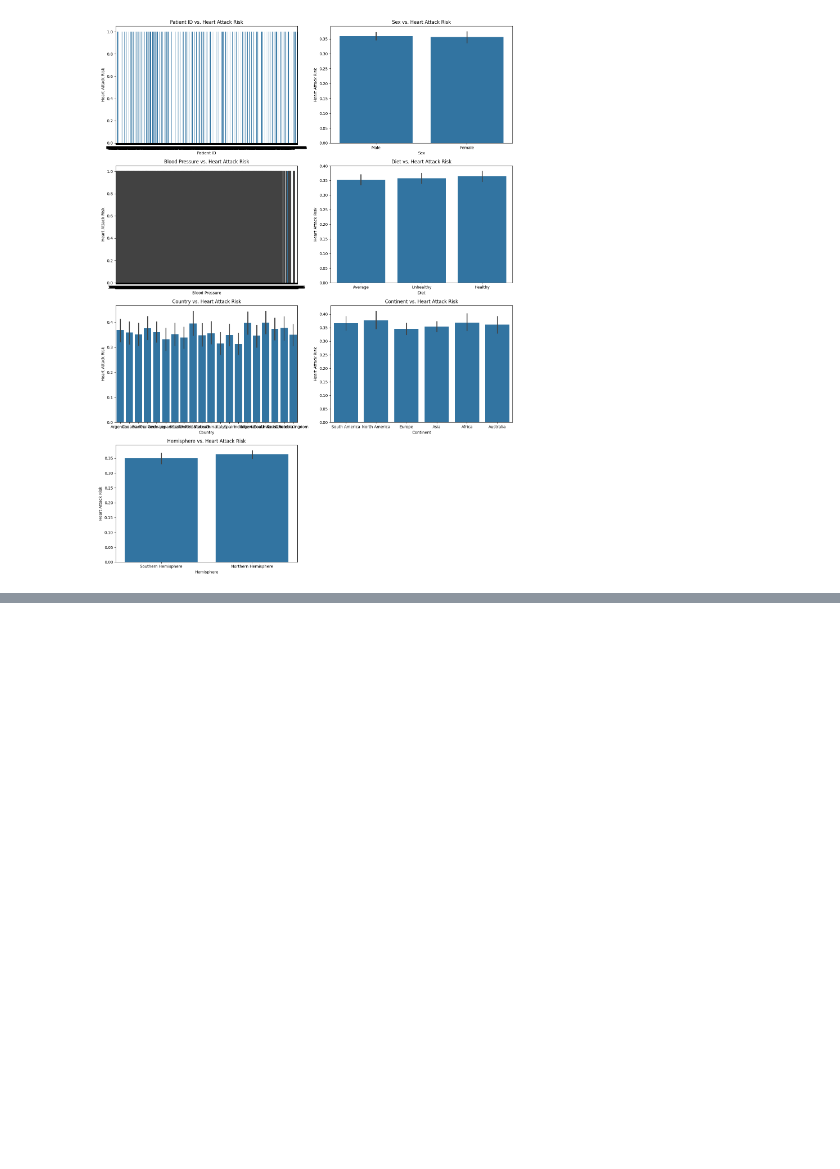
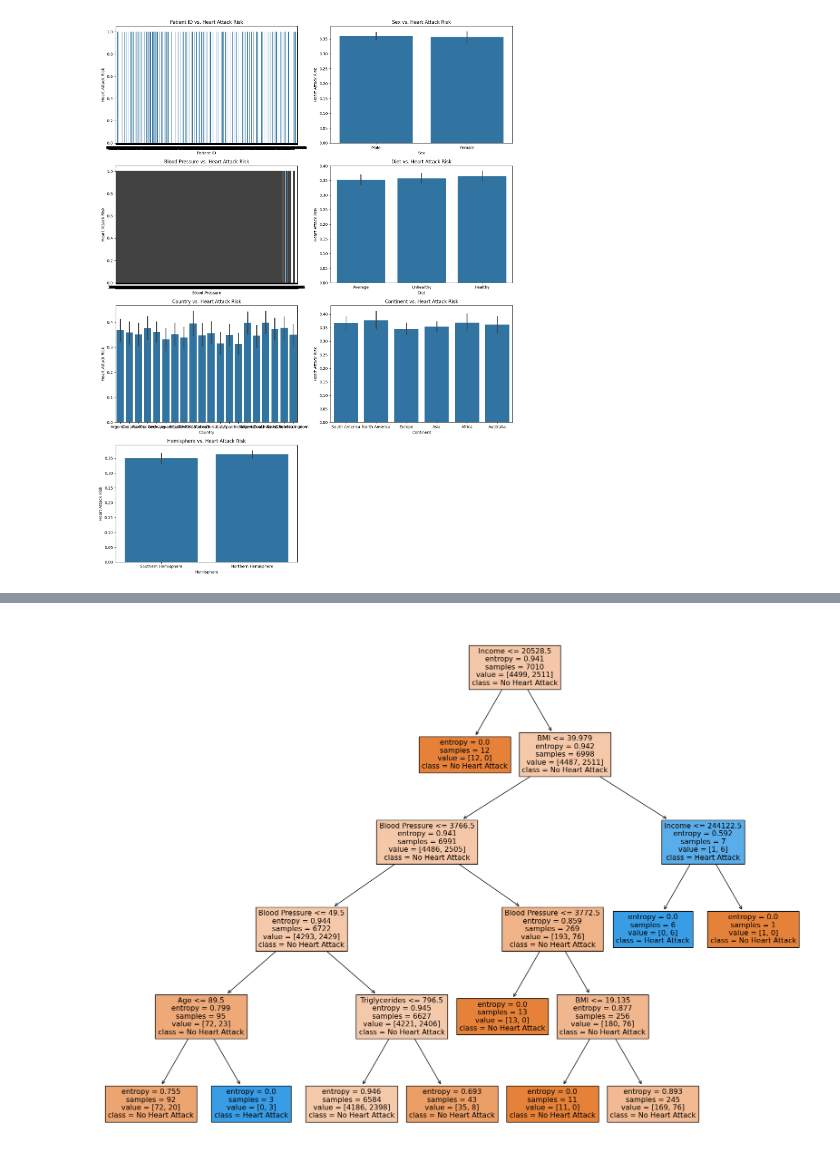
Before and after one commit to DeepikaPanneer/Heart-Attack-Risk-Prediction, a Jupyter notebook: decisionTree.ipynb, the cells around one changed output, grey strips where cells are left out. Drawn from its saved outputs; the diff is of its cells as text; code cells hidden in the pictures; blank space fills up the shorter version.

```diff
--- a/decisionTree.ipynb
+++ b/decisionTree.ipynb
@@ -162,0 +197,3 @@ plt.show()
+# %%
+# Creating a decision tree classifier
+dt_classifier = DecisionTreeClassifier(random_state=42)
@@ -162,0 +252,7 @@ plt.show()
+# %%
+# Plot the decision tree
+plt.figure(figsize=(20, 15))
+plot_tree(best_dt, filled=True, feature_names=X.columns, class_names=['No Heart Attack', 'Heart Attack'])
+plt.show()
+# %% [output]
+[figure, added]
```
Also changed, not shown: parts of 15 cells of this notebook.
